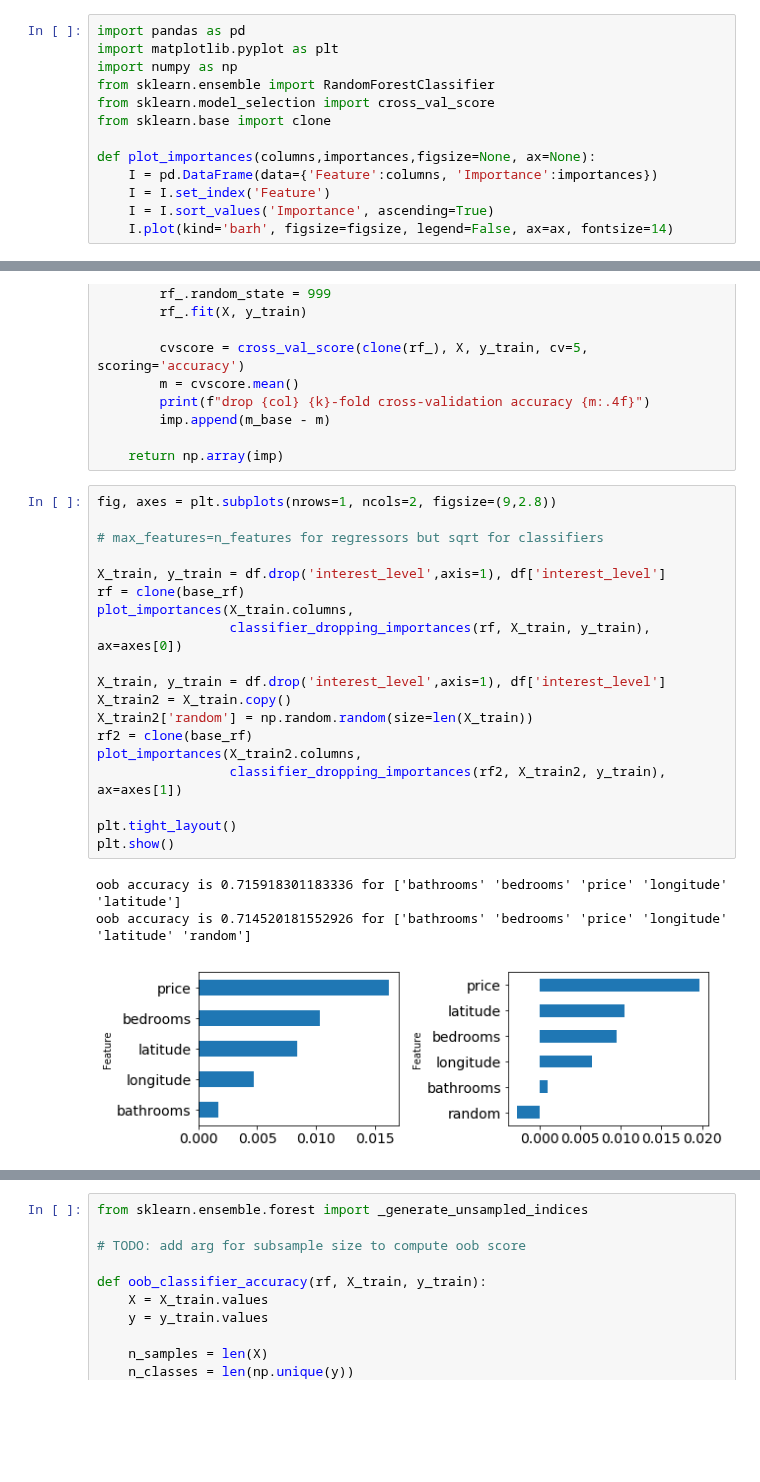
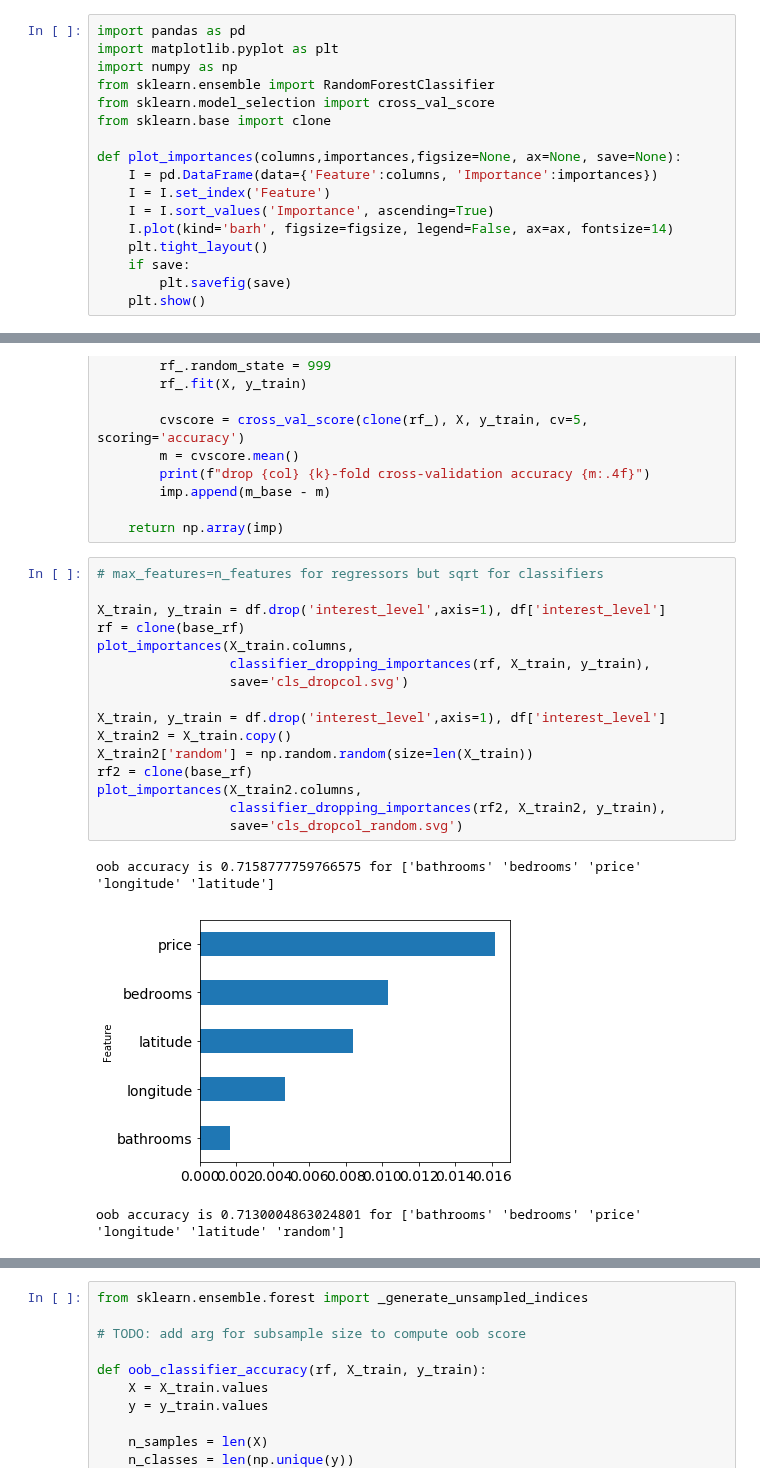
Before and after one commit to parrt/random-forest-importances, a Jupyter notebook: notebooks/permutation-importances-classifier.ipynb, the cells around one changed output, grey strips where cells are left out. Saved outputs shown, nothing was run; the diff lists cells and outputs as text; blank space fills up the shorter version.

```diff
--- a/notebooks/permutation-importances-classifier.ipynb
+++ b/notebooks/permutation-importances-classifier.ipynb
@@ -6,11 +6,15 @@ from sklearn.ensemble import RandomForestClassifier
 from sklearn.model_selection import cross_val_score
 from sklearn.base import clone
 
-def plot_importances(columns,importances,figsize=None, ax=None):
+def plot_importances(columns,importances,figsize=None, ax=None, save=None):
     I = pd.DataFrame(data={'Feature':columns, 'Importance':importances})
     I = I.set_index('Feature')
     I = I.sort_values('Importance', ascending=True)
     I.plot(kind='barh', figsize=figsize, legend=False, ax=ax, fontsize=14)
+    plt.tight_layout()
+    if save:
+        plt.savefig(save)
+    plt.show()
 # %%
 df = pd.read_csv("data/rent.csv")
 features = ['bathrooms','bedrooms','price','longitude','latitude',
@@ -98,25 +100,22 @@ def classifier_dropping_importances_cv(rf, X_train, y_train, k=5):
 
     return np.array(imp)
 # %%
-fig, axes = plt.subplots(nrows=1, ncols=2, figsize=(9,2.8))
-
 # max_features=n_features for regressors but sqrt for classifiers
 
 X_train, y_train = df.drop('interest_level',axis=1), df['interest_level']
 rf = clone(base_rf)
 plot_importances(X_train.columns,
-                 classifier_dropping_importances(rf, X_train, y_train), ax=axes[0])
+                 classifier_dropping_importances(rf, X_train, y_train),
+                 save='cls_dropcol.svg')
 
 X_train, y_train = df.drop('interest_level',axis=1), df['interest_level']
 X_train2 = X_train.copy()
 X_train2['random'] = np.random.random(size=len(X_train))
 rf2 = clone(base_rf)
 plot_importances(X_train2.columns,
-                 classifier_dropping_importances(rf2, X_train2, y_train), ax=axes[1])
-
-plt.tight_layout()
-plt.show()
+                 classifier_dropping_importances(rf2, X_train2, y_train),
+                 save='cls_dropcol_random.svg')
 # %% [output]
-oob accuracy is 0.715918301183336 for ['bathrooms' 'bedrooms' 'price' 'longitude' 'latitude']
-oob accuracy is 0.714520181552926 for ['bathrooms' 'bedrooms' 'price' 'longitude' 'latitude' 'random']
+oob accuracy is 0.7158777759766575 for ['bathrooms' 'bedrooms' 'price' 'longitude' 'latitude']
-[figure, old version]
+[figure, new version]
+oob accuracy is 0.7130004863024801 for ['bathrooms' 'bedrooms' 'price' 'longitude' 'latitude' 'random']
```
Also changed, not shown: parts of 4 cells of this notebook, 15 other files.
